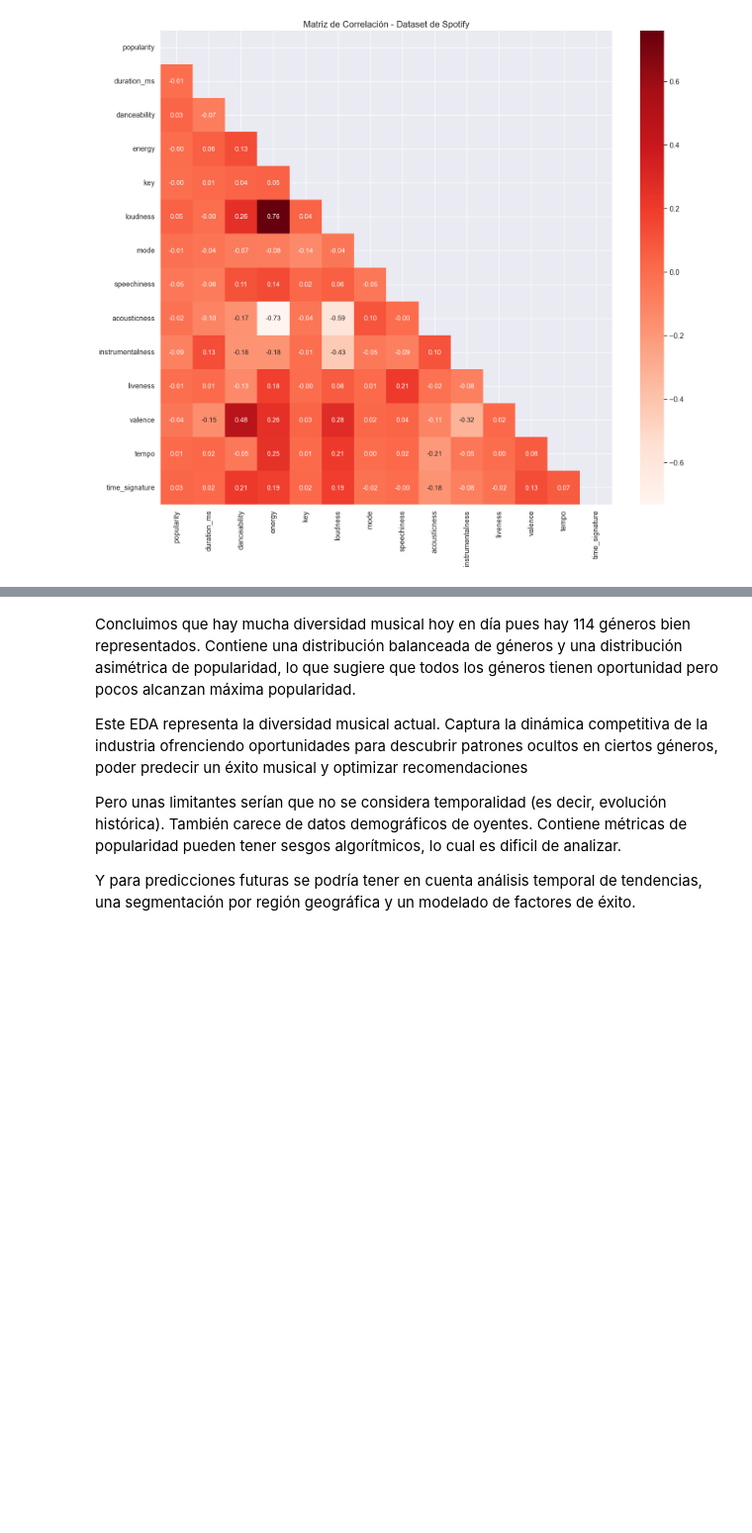
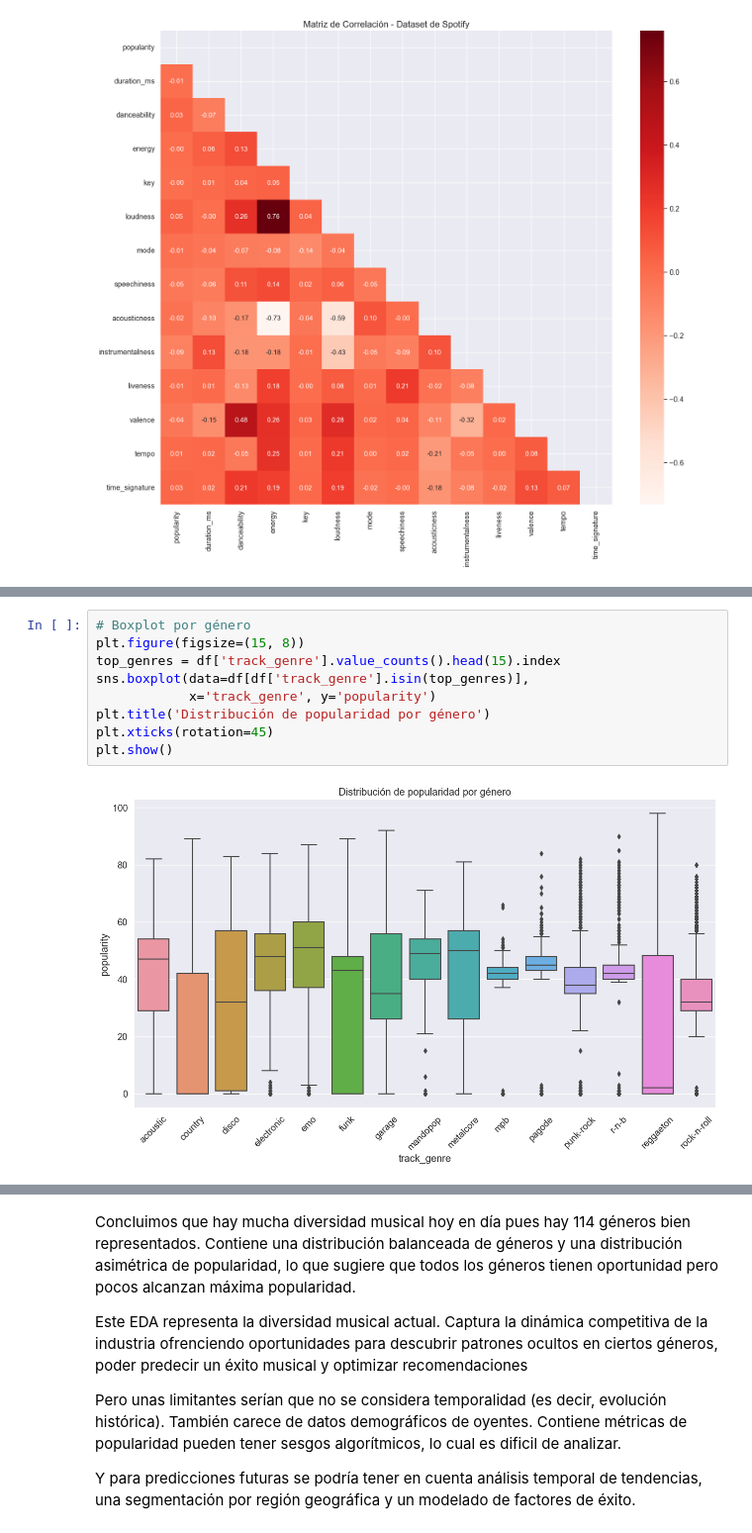
Before and after one commit to MariaClara091/jbook_ml2025, a Jupyter notebook: _sources/Analisis_exploratorio.ipynb, the cells around one changed output, grey strips where cells are left out. Shown at 99% size. Saved outputs shown, nothing was run; the diff lists cells and outputs as text; blank space fills up the shorter version.

```diff
--- a/_sources/Analisis_exploratorio.ipynb
+++ b/_sources/Analisis_exploratorio.ipynb
@@ -212,0 +235,11 @@ Matriz de correlación: (14, 14)
+# %%
+# Boxplot por género
+plt.figure(figsize=(15, 8))
+top_genres = df['track_genre'].value_counts().head(15).index
+sns.boxplot(data=df[df['track_genre'].isin(top_genres)],
+            x='track_genre', y='popularity')
+plt.title('Distribución de popularidad por género')
+plt.xticks(rotation=45)
+plt.show()
+# %% [output]
+[figure, added]
```
Also changed, not shown: parts of 7 cells of this notebook, 13 other files.
